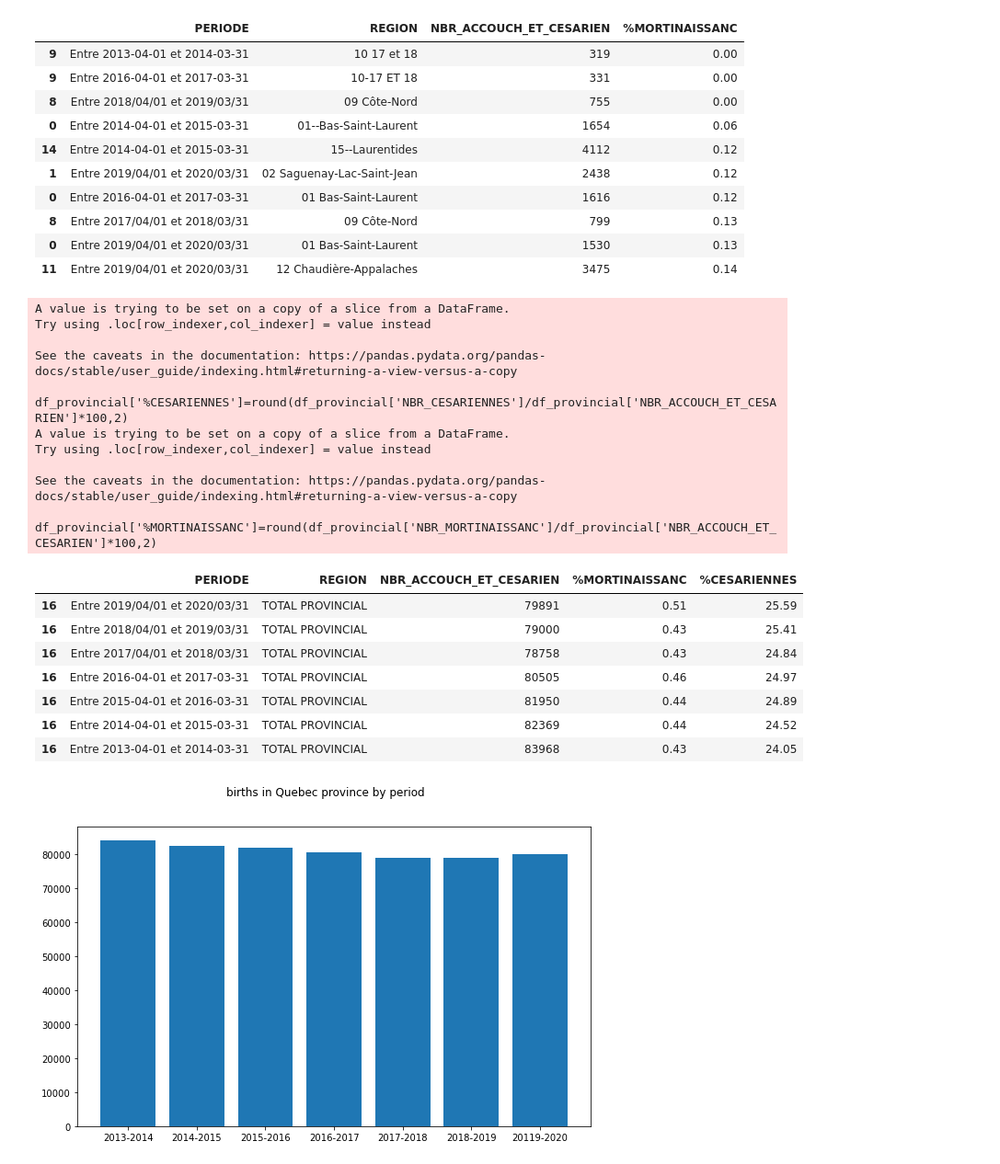
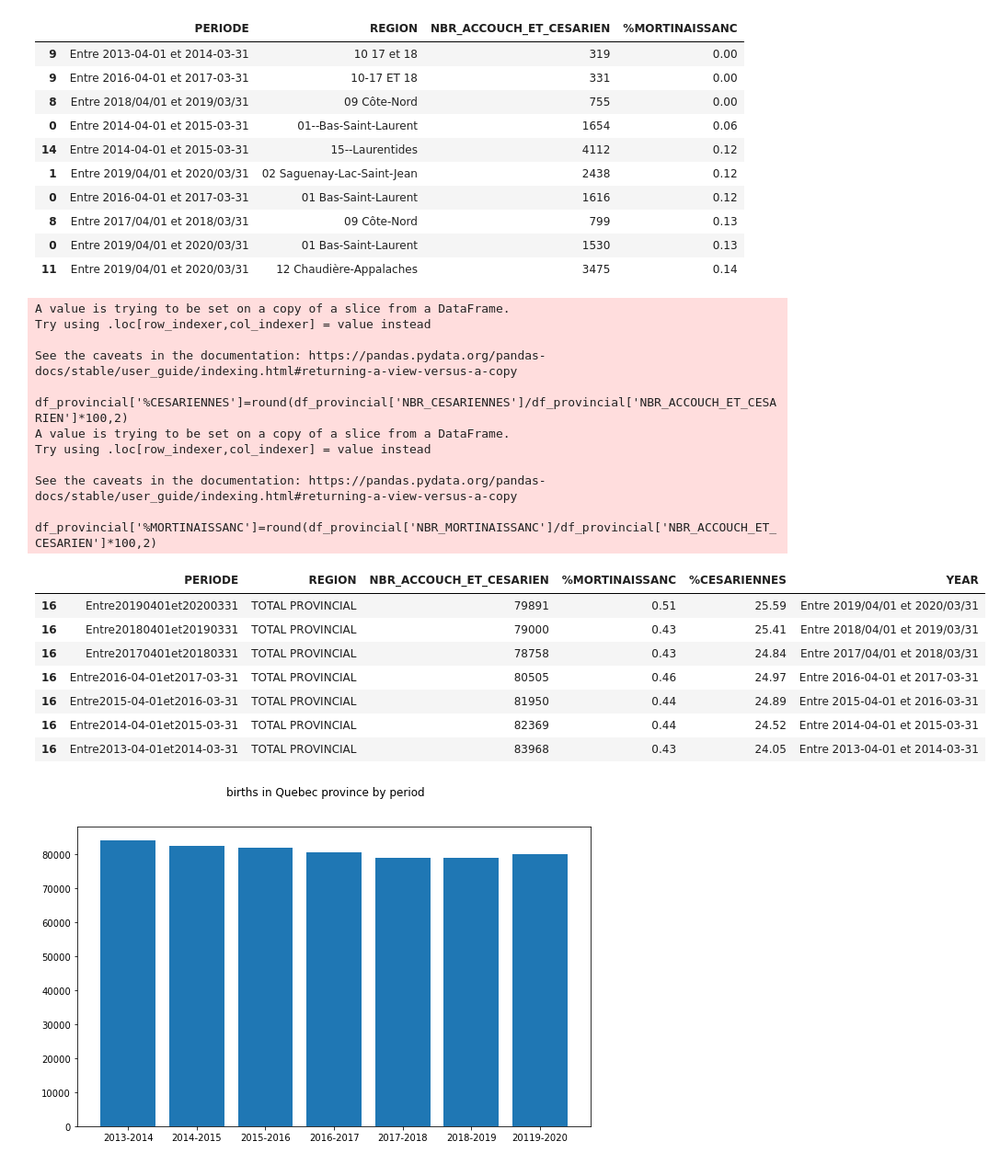
Before and after one commit to legabri/Udacity_Project_1_EDA_and_Text_Blog, a Jupyter notebook: udacity_project_1.ipynb, the cells around one changed output. Shown: that part at 92% size. Drawn from its saved outputs; the diff is of its cells as text; code cells hidden in the pictures.

```diff
--- a/udacity_project_1.ipynb
+++ b/udacity_project_1.ipynb
@@ -382,7 +368,7 @@ df_provincial['%CESARIENNES']=round(df_provincial['NBR_CESARIENNES']/df_provinci
 df_provincial['%MORTINAISSANC']=round(df_provincial['NBR_MORTINAISSANC']/df_provincial['NBR_ACCOUCH_ET_CESARIEN']*100,2)
 
 
-df_provincial[['PERIODE','REGION','NBR_ACCOUCH_ET_CESARIEN','%MORTINAISSANC','%CESARIENNES']].sort_values(by='PERIODE',ascending=False)
+df_provincial=df_provincial[['PERIODE','REGION','NBR_ACCOUCH_ET_CESARIEN','%MORTINAISSANC','%CESARIENNES']].sort_values(by='PERIODE',ascending=False)
 # %% [output]
 A value is trying to be set on a copy of a slice from a DataFrame.
 Try using .loc[row_indexer,col_indexer] = value instead
@@ -394,13 +380,17 @@ Try using .loc[row_indexer,col_indexer] = value instead
 
 See the caveats in the documentation: https://pandas.pydata.org/pandas-docs/stable/user_guide/indexing.html#returning-a-view-versus-a-copy
   df_provincial['%MORTINAISSANC']=round(df_provincial['NBR_MORTINAISSANC']/df_provincial['NBR_ACCOUCH_ET_CESARIEN']*100,2)
-|  | PERIODE | REGION | NBR_ACCOUCH_ET_CESARIEN | %MORTINAISSANC | %CESARIENNES |
-| 16 | Entre 2019/04/01 et 2020/03/31 | TOTAL PROVINCIAL | 79891 | 0.51 | 25.59 |
-| 16 | Entre 2018/04/01 et 2019/03/31 | TOTAL PROVINCIAL | 79000 | 0.43 | 25.41 |
-| 16 | Entre 2017/04/01 et 2018/03/31 | TOTAL PROVINCIAL | 78758 | 0.43 | 24.84 |
-| 16 | Entre 2016-04-01 et 2017-03-31 | TOTAL PROVINCIAL | 80505 | 0.46 | 24.97 |
-| 16 | Entre 2015-04-01 et 2016-03-31 | TOTAL PROVINCIAL | 81950 | 0.44 | 24.89 |
-| 16 | Entre 2014-04-01 et 2015-03-31 | TOTAL PROVINCIAL | 82369 | 0.44 | 24.52 |
-| 16 | Entre 2013-04-01 et 2014-03-31 | TOTAL PROVINCIAL | 83968 | 0.43 | 24.05 |
+# %%
+df_provincial['PERIODE']=df_provincial['PERIODE'].str.replace('/','')
+df_provincial
+# %% [output]
+|  | PERIODE | REGION | NBR_ACCOUCH_ET_CESARIEN | %MORTINAISSANC | %CESARIENNES | YEAR |
+| 16 | Entre20190401et20200331 | TOTAL PROVINCIAL | 79891 | 0.51 | 25.59 | Entre 2019/04/01 et 2020/03/31 |
+| 16 | Entre20180401et20190331 | TOTAL PROVINCIAL | 79000 | 0.43 | 25.41 | Entre 2018/04/01 et 2019/03/31 |
+| 16 | Entre20170401et20180331 | TOTAL PROVINCIAL | 78758 | 0.43 | 24.84 | Entre 2017/04/01 et 2018/03/31 |
+| 16 | Entre2016-04-01et2017-03-31 | TOTAL PROVINCIAL | 80505 | 0.46 | 24.97 | Entre 2016-04-01 et 2017-03-31 |
+| 16 | Entre2015-04-01et2016-03-31 | TOTAL PROVINCIAL | 81950 | 0.44 | 24.89 | Entre 2015-04-01 et 2016-03-31 |
+| 16 | Entre2014-04-01et2015-03-31 | TOTAL PROVINCIAL | 82369 | 0.44 | 24.52 | Entre 2014-04-01 et 2015-03-31 |
+| 16 | Entre2013-04-01et2014-03-31 | TOTAL PROVINCIAL | 83968 | 0.43 | 24.05 | Entre 2013-04-01 et 2014-03-31 |
 # %%
 #simple barchart for give a visual idea
```
Also changed, not shown: parts of 16 cells of this notebook.
